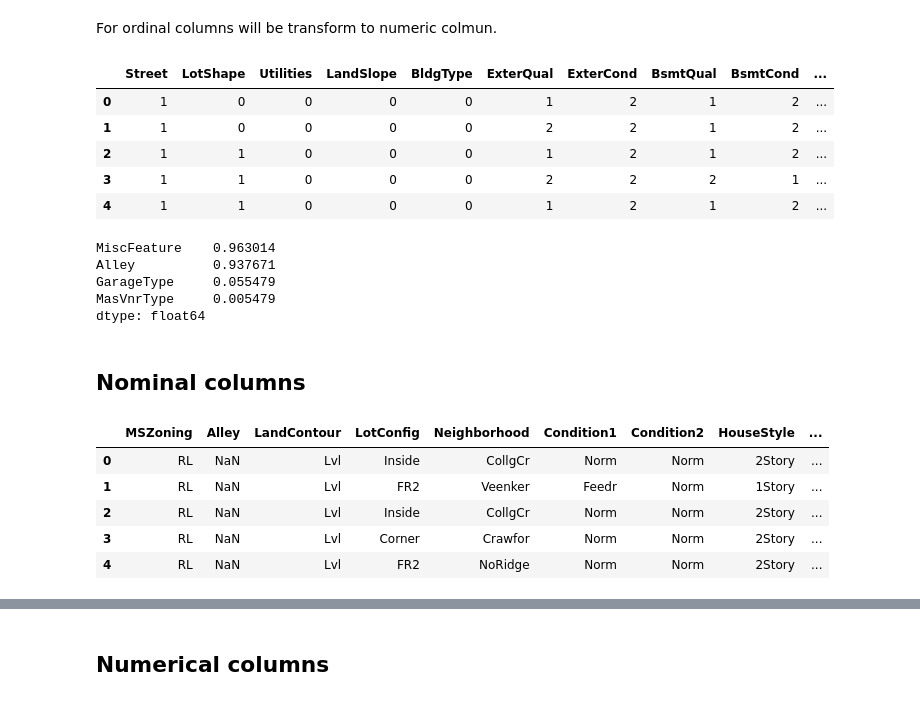
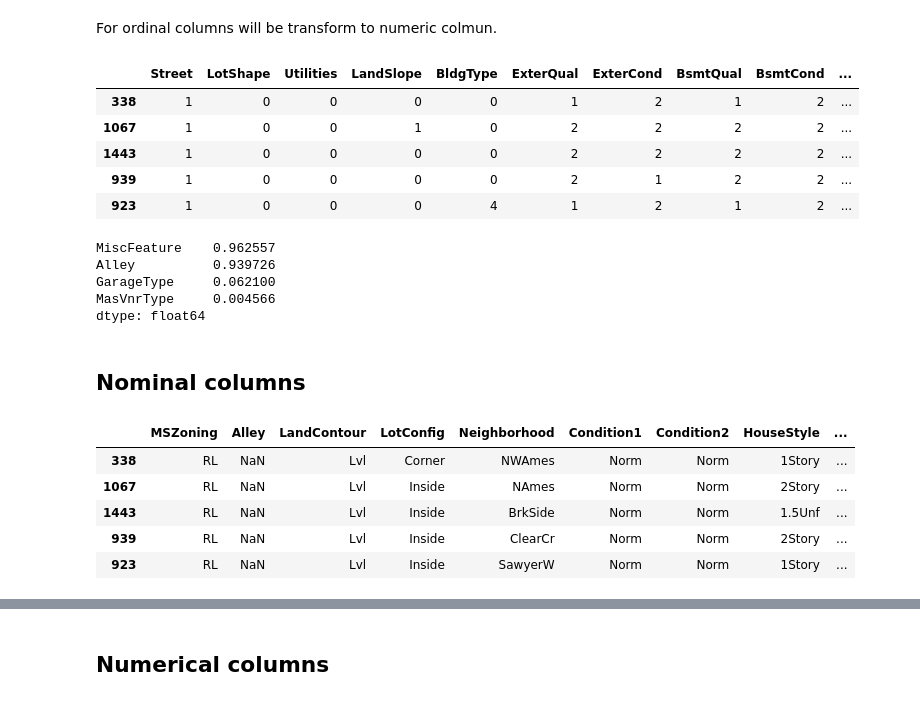
Before and after one commit to dobraga/data_science_toolkit, a Jupyter notebook: examples/01_house_prices.ipynb, the cells around one changed output, grey strips where cells are left out. Saved outputs shown, nothing was run; the diff lists cells and outputs as text; code cells hidden in the pictures.

```diff
--- a/examples/01_house_prices.ipynb
+++ b/examples/01_house_prices.ipynb
@@ -109,5 +112,5 @@ nan_impute = {
 }
 # %%
-t_input = TransformImputer(nan_impute, not_input = ['SalePrice'])
-t_input.fit(train)
+t_input = TransformImputer(nan_impute, auto_input = True, not_input = ['SalePrice'])
+t_input.fit(X_train)
 # %% [output]
@@ -134,3 +138,3 @@ pip.append(t_input)
 # %%
-train = t_input.transform(train)
+X_train = t_input.transform(X_train)
 # %%
@@ -189,33 +193,33 @@ pip.append(tord)
 # %%
-train = tord.transform(train)
+X_train = tord.transform(X_train)
 # %%
-train[ordinal_cols.keys()].head(5)
+X_train[ordinal_cols.keys()].head(5)
 # %% [output]
 |  | Street | LotShape | Utilities | LandSlope | BldgType | ExterQual | ExterCond | BsmtQual | BsmtCond | ... |
-| 0 | 1 | 0 | 0 | 0 | 0 | 1 | 2 | 1 | 2 | ... |
-| 1 | 1 | 0 | 0 | 0 | 0 | 2 | 2 | 1 | 2 | ... |
-| 2 | 1 | 1 | 0 | 0 | 0 | 1 | 2 | 1 | 2 | ... |
-| 3 | 1 | 1 | 0 | 0 | 0 | 2 | 2 | 2 | 1 | ... |
-| 4 | 1 | 1 | 0 | 0 | 0 | 1 | 2 | 1 | 2 | ... |
+| 338 | 1 | 0 | 0 | 0 | 0 | 1 | 2 | 1 | 2 | ... |
+| 1067 | 1 | 0 | 0 | 1 | 0 | 2 | 2 | 2 | 2 | ... |
+| 1443 | 1 | 0 | 0 | 0 | 0 | 2 | 2 | 2 | 2 | ... |
+| 939 | 1 | 0 | 0 | 0 | 0 | 2 | 1 | 2 | 2 | ... |
+| 923 | 1 | 0 | 0 | 0 | 4 | 1 | 2 | 1 | 2 | ... |
 # %%
-aux_nan = train.isna().mean().sort_values(ascending = False)
+aux_nan = X_train.isna().mean().sort_values(ascending = False)
 aux_nan = aux_nan[aux_nan > 0]
 aux_nan
 # %% [output]
-MiscFeature    0.963014
-Alley          0.937671
-GarageType     0.055479
-MasVnrType     0.005479
+MiscFeature    0.962557
+Alley          0.939726
+GarageType     0.062100
+MasVnrType     0.004566
 dtype: float64
 # %% [markdown]
 ## Nominal columns
 # %%
-train.select_dtypes(np.object).head(5)
+X_train.select_dtypes(np.object).head(5)
 # %% [output]
 |  | MSZoning | Alley | LandContour | LotConfig | Neighborhood | Condition1 | Condition2 | HouseStyle | ... |
-| 0 | RL | NaN | Lvl | Inside | CollgCr | Norm | Norm | 2Story | ... |
-| 1 | RL | NaN | Lvl | FR2 | Veenker | Feedr | Norm | 1Story | ... |
-| 2 | RL | NaN | Lvl | Inside | CollgCr | Norm | Norm | 2Story | ... |
-| 3 | RL | NaN | Lvl | Corner | Crawfor | Norm | Norm | 2Story | ... |
-| 4 | RL | NaN | Lvl | FR2 | NoRidge | Norm | Norm | 2Story | ... |
+| 338 | RL | NaN | Lvl | Corner | NWAmes | Norm | Norm | 1Story | ... |
+| 1067 | RL | NaN | Lvl | Inside | NAmes | Norm | Norm | 2Story | ... |
+| 1443 | RL | NaN | Lvl | Inside | BrkSide | Norm | Norm | 1.5Unf | ... |
+| 939 | RL | NaN | Lvl | Inside | ClearCr | Norm | Norm | 2Story | ... |
+| 923 | RL | NaN | Lvl | Inside | SawyerW | Norm | Norm | 1Story | ... |
 # %%
```
Also changed, not shown: parts of 55 cells of this notebook, 7 other files.
